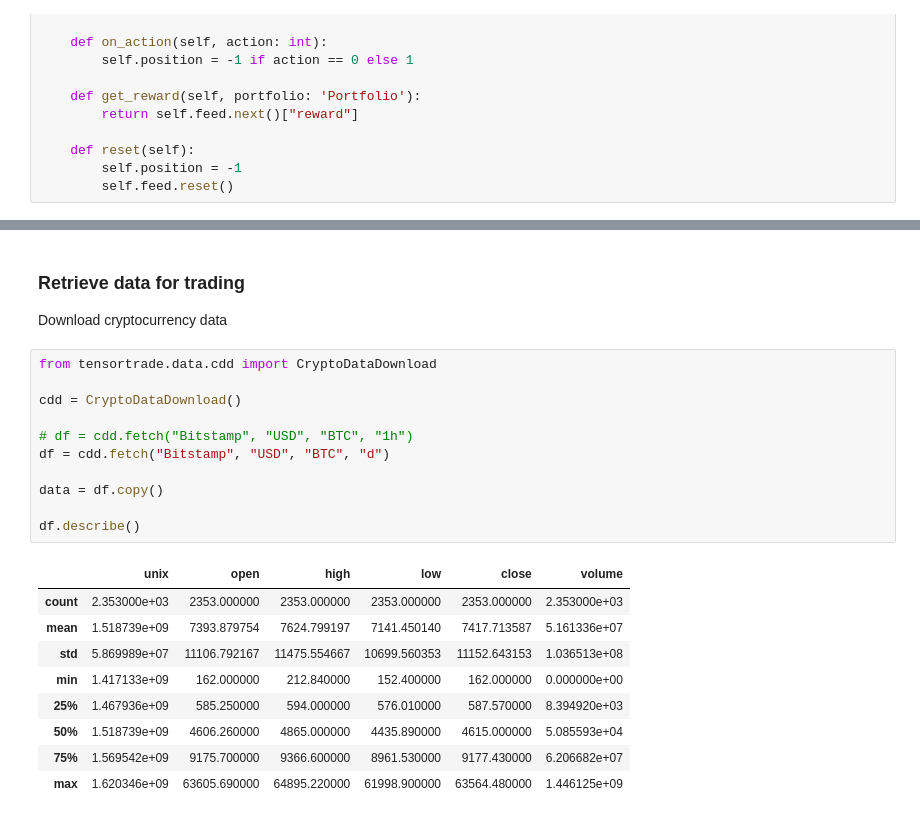
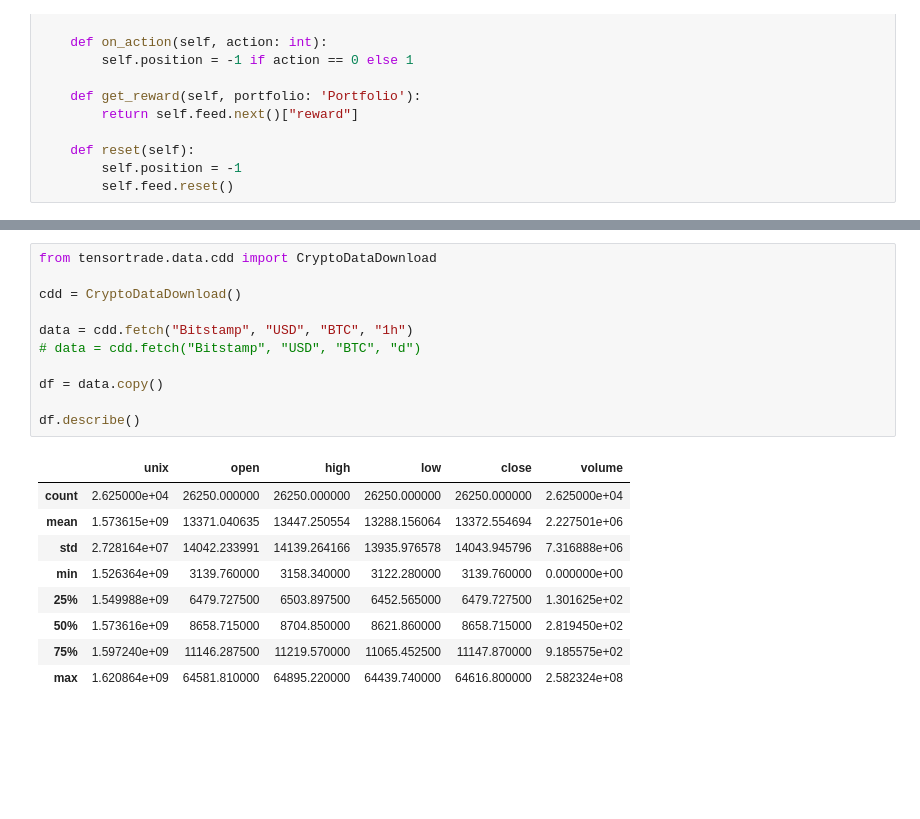
Before and after one commit to data-octo/AITrading, a Jupyter notebook: 2_BTC_USD_Using Ray with TensorTrade.ipynb, the cells around one changed output, grey strips where cells are left out. Cells and saved outputs as stored; diff of their text form; blank space fills up the shorter version.

```diff
--- a/2_BTC_USD_Using Ray with TensorTrade.ipynb
+++ b/2_BTC_USD_Using Ray with TensorTrade.ipynb
@@ -170,28 +145,24 @@ class PositionChangeChart(Renderer):
         axs[1].set_title("Net Worth")
 
         plt.show()
-# %% [markdown]
-### Retrieve data for trading
-
-Download cryptocurrency data
 # %%
 from tensortrade.data.cdd import CryptoDataDownload
 
 cdd = CryptoDataDownload()
 
-# df = cdd.fetch("Bitstamp", "USD", "BTC", "1h")
-df = cdd.fetch("Bitstamp", "USD", "BTC", "d")
+data = cdd.fetch("Bitstamp", "USD", "BTC", "1h")
+# data = cdd.fetch("Bitstamp", "USD", "BTC", "d")
 
-data = df.copy()
+df = data.copy()
 
 df.describe()
 # %% [output]
 |  | unix | open | high | low | close | volume |
-| count | 2.353000e+03 | 2353.000000 | 2353.000000 | 2353.000000 | 2353.000000 | 2.353000e+03 |
-| mean | 1.518739e+09 | 7393.879754 | 7624.799197 | 7141.450140 | 7417.713587 | 5.161336e+07 |
-| std | 5.869989e+07 | 11106.792167 | 11475.554667 | 10699.560353 | 11152.643153 | 1.036513e+08 |
-| min | 1.417133e+09 | 162.000000 | 212.840000 | 152.400000 | 162.000000 | 0.000000e+00 |
-| 25% | 1.467936e+09 | 585.250000 | 594.000000 | 576.010000 | 587.570000 | 8.394920e+03 |
-| 50% | 1.518739e+09 | 4606.260000 | 4865.000000 | 4435.890000 | 4615.000000 | 5.085593e+04 |
-| 75% | 1.569542e+09 | 9175.700000 | 9366.600000 | 8961.530000 | 9177.430000 | 6.206682e+07 |
-| max | 1.620346e+09 | 63605.690000 | 64895.220000 | 61998.900000 | 63564.480000 | 1.446125e+09 |
+| count | 2.625000e+04 | 26250.000000 | 26250.000000 | 26250.000000 | 26250.000000 | 2.625000e+04 |
+| mean | 1.573615e+09 | 13371.040635 | 13447.250554 | 13288.156064 | 13372.554694 | 2.227501e+06 |
+| std | 2.728164e+07 | 14042.233991 | 14139.264166 | 13935.976578 | 14043.945796 | 7.316888e+06 |
+| min | 1.526364e+09 | 3139.760000 | 3158.340000 | 3122.280000 | 3139.760000 | 0.000000e+00 |
+| 25% | 1.549988e+09 | 6479.727500 | 6503.897500 | 6452.565000 | 6479.727500 | 1.301625e+02 |
+| 50% | 1.573616e+09 | 8658.715000 | 8704.850000 | 8621.860000 | 8658.715000 | 2.819450e+02 |
+| 75% | 1.597240e+09 | 11146.287500 | 11219.570000 | 11065.452500 | 11147.870000 | 9.185575e+02 |
+| max | 1.620864e+09 | 64581.810000 | 64895.220000 | 64439.740000 | 64616.800000 | 2.582324e+08 |
```
Also changed, not shown: parts of 24 cells of this notebook, 11 other files.
